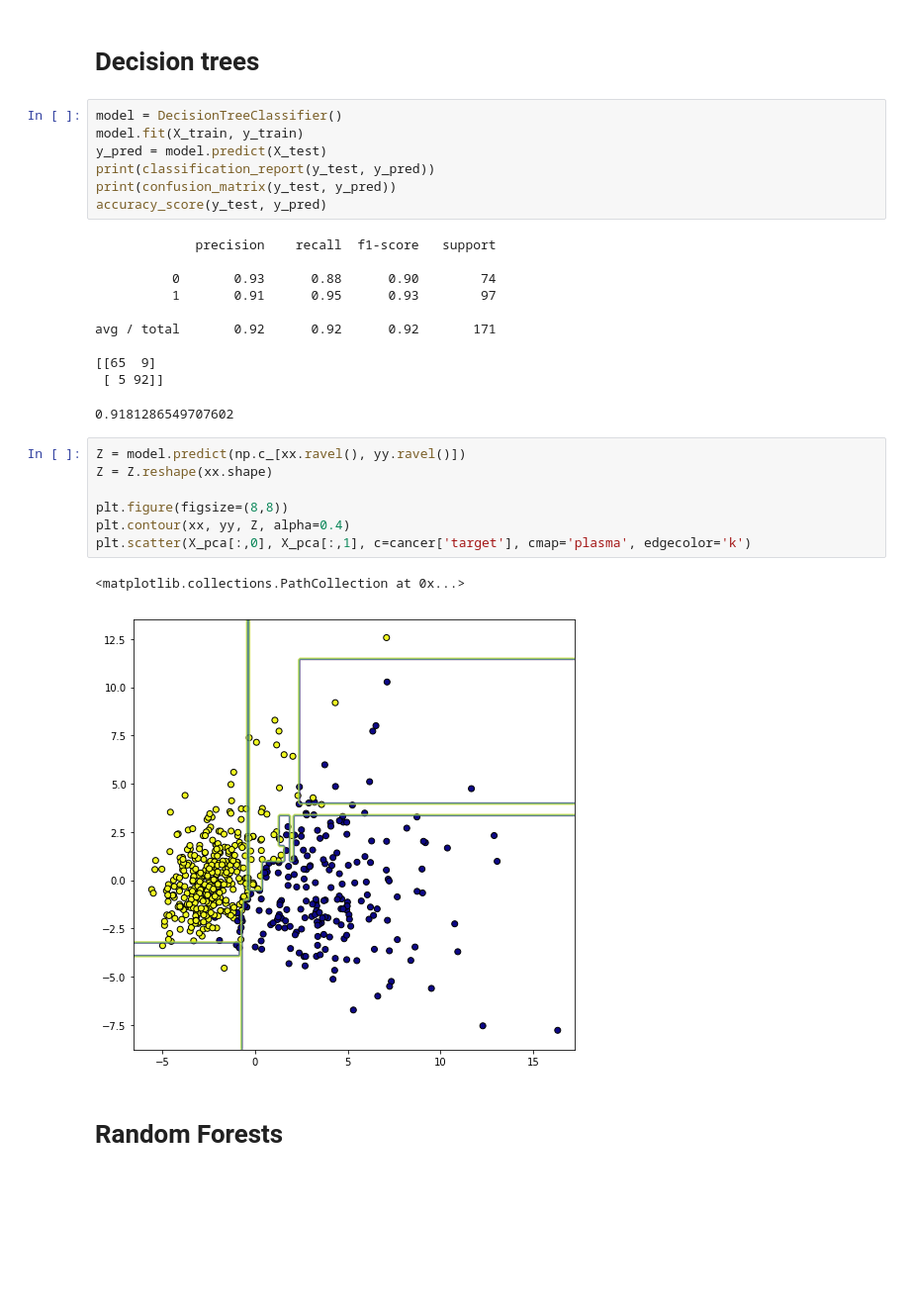
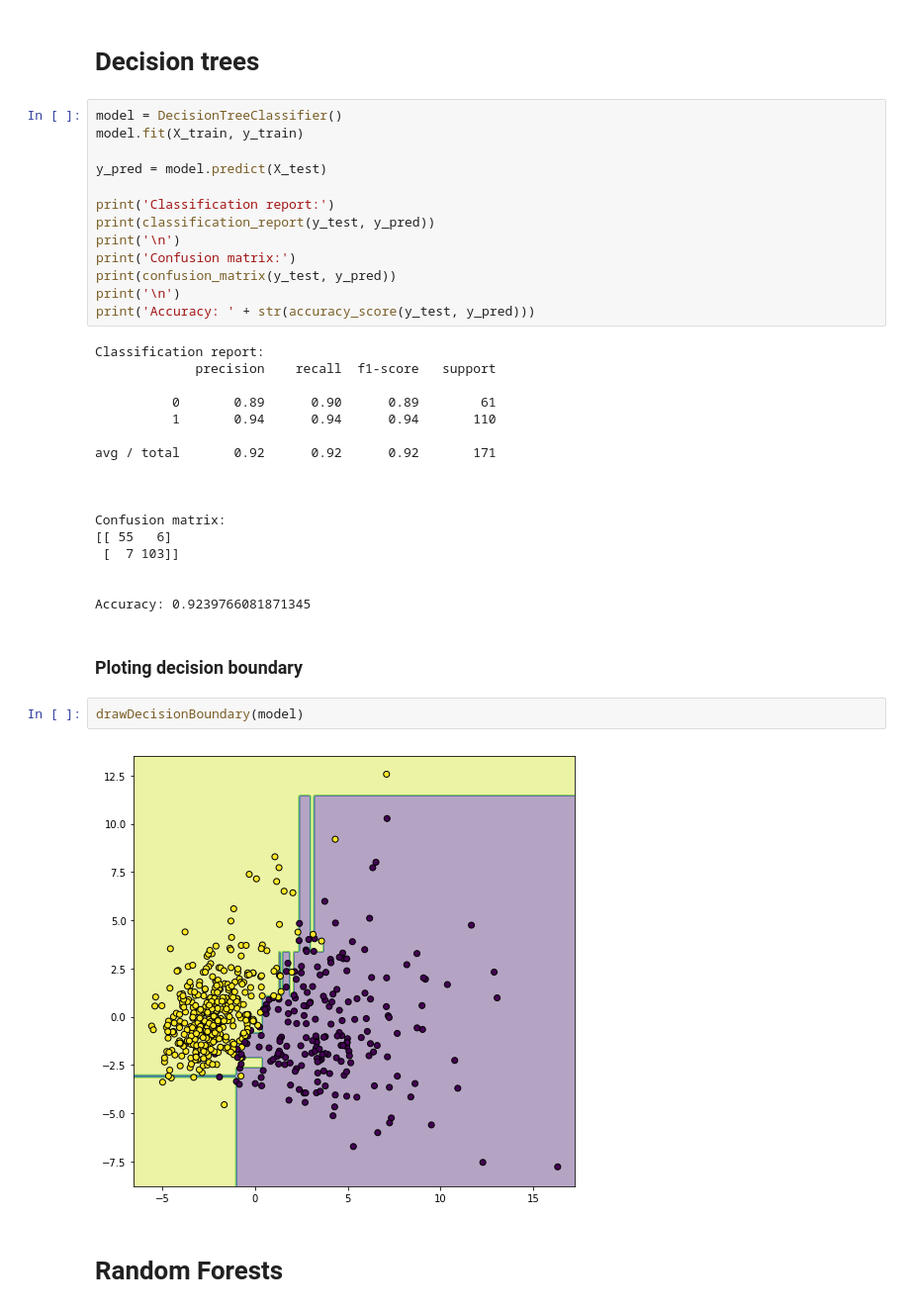
Before and after one commit to handsome005/Data-Science-Bootcamp, a Jupyter notebook: Machine Learning Sections/Principal-Component-Analysis/PCA vs Autoencoder and ML algo .ipynb, the cells around one changed output. Shown at 99% size. Cells and saved outputs as stored; diff of their text form; blank space fills up the shorter version.

```diff
--- a/Machine Learning Sections/Principal-Component-Analysis/PCA vs Autoencoder and ML algo .ipynb
+++ b/Machine Learning Sections/Principal-Component-Analysis/PCA vs Autoencoder and ML algo .ipynb
@@ -493,31 +518,39 @@ plt.scatter(X_pca[:,0], X_pca[:,1], c=cancer['target'], cmap='plasma', edgecolor
 # %%
 model = DecisionTreeClassifier()
 model.fit(X_train, y_train)
+
 y_pred = model.predict(X_test)
+
+print('Classification report:')
 print(classification_report(y_test, y_pred))
+print('\n')
+print('Confusion matrix:')
 print(confusion_matrix(y_test, y_pred))
-accuracy_score(y_test, y_pred)
+print('\n')
+print('Accuracy: ' + str(accuracy_score(y_test, y_pred)))
 # %% [output]
+Classification report:
              precision    recall  f1-score   support
 
-          0       0.93      0.88      0.90        74
-          1       0.91      0.95      0.93        97
+          0       0.89      0.90      0.89        61
+          1       0.94      0.94      0.94       110
 
 avg / total       0.92      0.92      0.92       171
 
-[[65  9]
- [ 5 92]]
+
+
+Confusion matrix:
+[[ 55   6]
+ [  7 103]]
+
+
+Accuracy: 0.9239766081871345
-0.9181286549707602
-# %%
-Z = model.predict(np.c_[xx.ravel(), yy.ravel()])
-Z = Z.reshape(xx.shape)
-
-plt.figure(figsize=(8,8))
-plt.contour(xx, yy, Z, alpha=0.4)
-plt.scatter(X_pca[:,0], X_pca[:,1], c=cancer['target'], cmap='plasma', edgecolor='k')
-# %% [output]
-<matplotlib.collections.PathCollection at 0x...>
-[figure, removed]
+# %% [markdown]
+### Ploting decision boundary
+# %%
+drawDecisionBoundary(model)
+# %% [output]
+[figure, added]
 # %% [markdown]
 # Random Forests
 # %%
```
Also changed, not shown: parts of 63 cells of this notebook.
